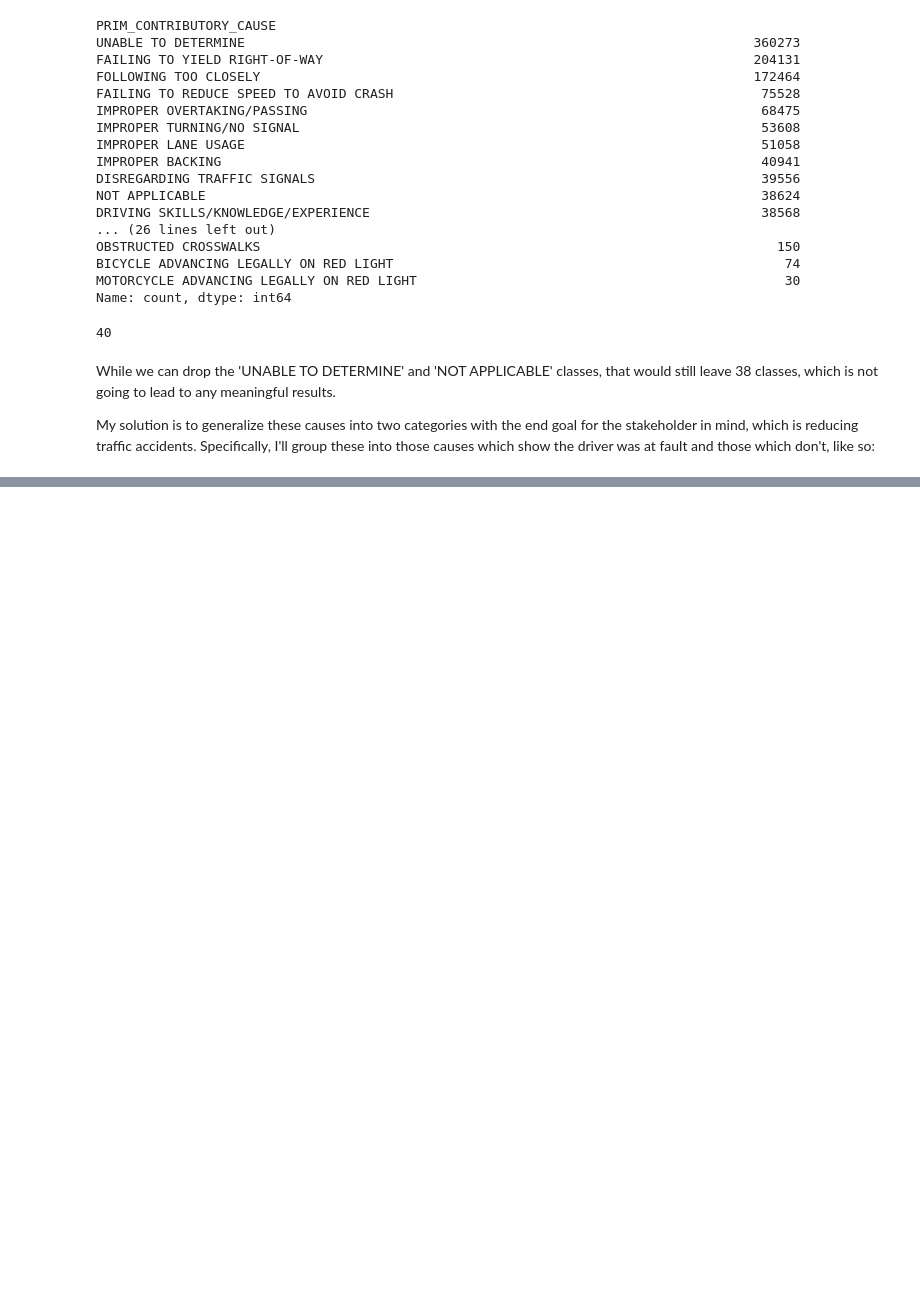
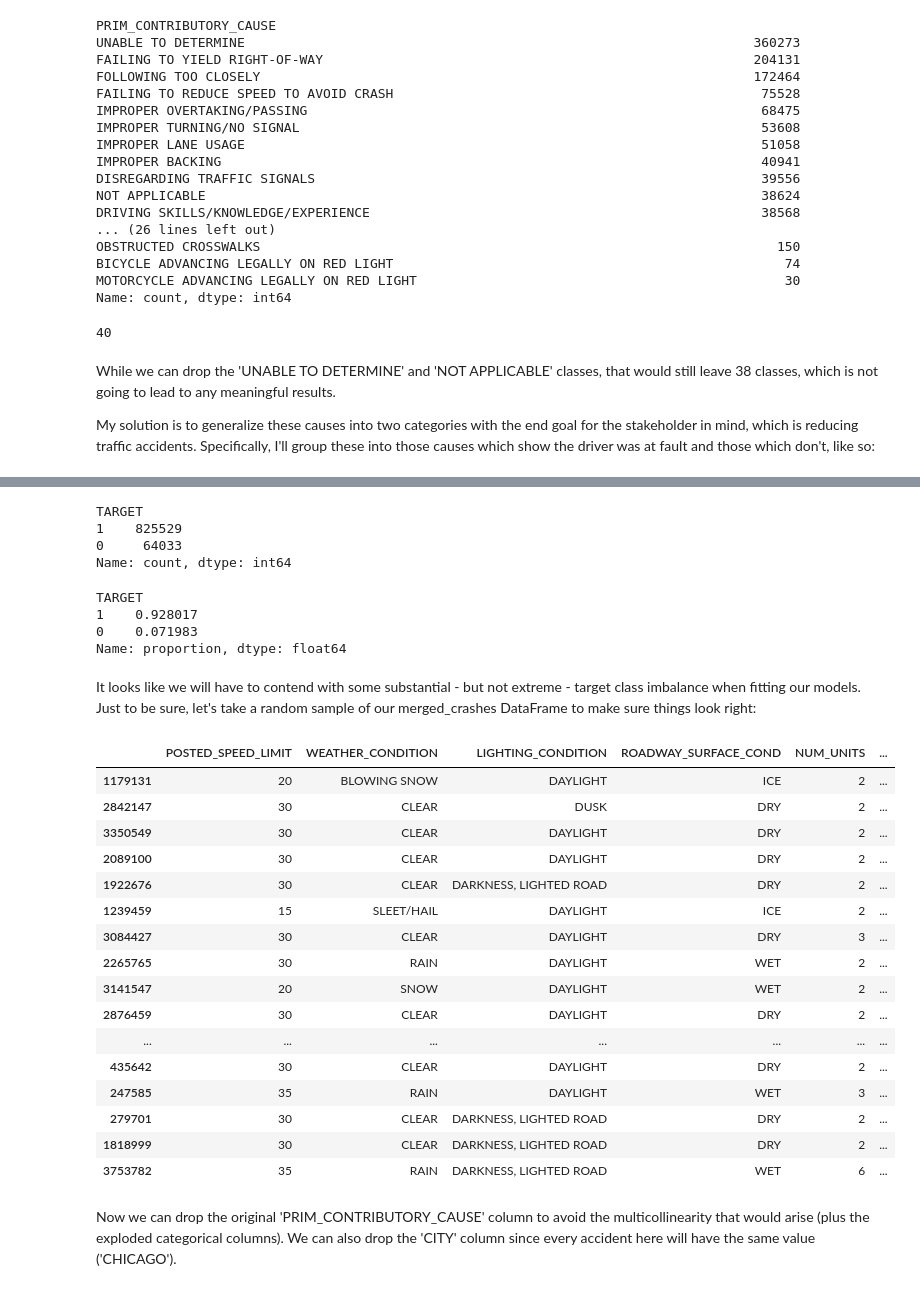
Before and after one commit to joeldmott/chicago_auto_accidents_project, a Jupyter notebook: Untitled.ipynb, the cells around one changed output, grey strips where cells are left out. Drawn from its saved outputs; the diff is of its cells as text; code cells hidden in the pictures; blank space fills up the shorter version.

```diff
--- a/Untitled.ipynb
+++ b/Untitled.ipynb
@@ -878,2 +876,2 @@ Name: count, dtype: int64
 # %%
-merged_crashes.info()
+merged_crashes.drop('CITY', axis=1, inplace=True)
@@ -1022,3 +1002,8 @@ len(merged_crashes['PRIM_CONTRIBUTORY_CAUSE'].value_counts())
 While we can drop the 'UNABLE TO DETERMINE' and 'NOT APPLICABLE' classes, that would still leave 38 classes, which is not going to lead to any meaningful results.
 
 My solution is to generalize these causes into two categories with the end goal for the stakeholder in mind, which is reducing traffic accidents. Specifically, I'll group these into those causes which show the driver was at fault and those which don't, like so:
+# %%
+#First, we'll drop the unhelpful classes
+unhelpful_strings = ['UNABLE TO DETERMINE', 'NOT APPLICABLE']
+merged_crashes = merged_crashes[~merged_crashes['PRIM_CONTRIBUTORY_CAUSE'].str.contains('|'.join(unhelpful_strings))]
+merged_crashes['PRIM_CONTRIBUTORY_CAUSE'].value_counts()
@@ -1024,0 +1028,12 @@ My solution is to generalize these causes into two categories with the end goal
+# %%
+driver_at_fault = ['FAILING TO YIELD RIGHT-OF-WAY', 'FOLLOWING TOO CLOSELY', 'FAILING TO REDUCE SPEED TO AVOID CRASH',
+                    'IMPROPER OVERTAKING/PASSING', 'IMPROPER TURNING/NO SIGNAL', 'IMPROPER LANE USAGE',
+                    'IMPROPER BACKING', 'DISREGARDING TRAFFIC SIGNALS', 'DRIVING SKILLS/KNOWLEDGE/EXPERIENCE',
+                    'DISREGARDING STOP SIGN', 'OPERATING VEHICLE IN ERRATIC, RECKLESS, CARELESS, NEGLIGENT OR AGGRESSIVE MANNER',
+                    'DISTRACTION - FROM INSIDE VEHICLE', 'UNDER THE INFLUENCE OF ALCOHOL/DRUGS (USE WHEN ARREST IS EFFECTED)',
+                    'DRIVING ON WRONG SIDE/WRONG WAY', 'DISREGARDING OTHER TRAFFIC SIGNS', 'EXCEEDING SAFE SPEED FOR CONDITIONS',
+                    'EXCEEDING AUTHORIZED SPEED LIMIT', 'CELL PHONE USE OTHER THAN TEXTING', 'DISREGARDING ROAD MARKINGS',
+                    'TURNING RIGHT ON RED', 'HAD BEEN DRINKING (USE WHEN ARREST IS NOT MADE)',
+                    'DISTRACTION - OTHER ELECTRONIC DEVICE (NAVIGATION DEVICE, DVD PLAYER, ETC.)', 'TEXTING', 'RELATED TO BUS STOP',
+                    'DISREGARDING YIELD SIGN', 'PASSING STOPPED SCHOOL BUS', 'BICYCLE ADVANCING LEGALLY ON RED LIGHT',
+                    'MOTORCYCLE ADVANCING LEGALLY ON RED LIGHT']
@@ -1025 +1045,41 @@ My solution is to generalize these causes into two categories with the end goal
+# %%
+#engineer new feature with condensed causes
+merged_crashes['TARGET'] = merged_crashes['PRIM_CONTRIBUTORY_CAUSE'].apply(lambda x: 1 if x in driver_at_fault else 0)
+merged_crashes['TARGET'].value_counts()
+# %% [output]
+TARGET
+1    825529
+0     64033
+Name: count, dtype: int64
+# %%
+merged_crashes['TARGET'].value_counts(normalize=True)
+# %% [output]
+TARGET
+1    0.928017
+0    0.071983
+Name: proportion, dtype: float64
+# %% [markdown]
+It looks like we will have to contend with some substantial - but not extreme - target class imbalance when fitting our models. Just to be sure, let's take a random sample of our merged_crashes DataFrame to make sure things look right:
+# %%
+merged_crashes.sample(n=50, random_state=210)
+# %% [output]
+|  | POSTED_SPEED_LIMIT | WEATHER_CONDITION | LIGHTING_CONDITION | ROADWAY_SURFACE_COND | NUM_UNITS | ... |
+| 1179131 | 20 | BLOWING SNOW | DAYLIGHT | ICE | 2 | ... |
+| 2842147 | 30 | CLEAR | DUSK | DRY | 2 | ... |
+| 3350549 | 30 | CLEAR | DAYLIGHT | DRY | 2 | ... |
+| 2089100 | 30 | CLEAR | DAYLIGHT | DRY | 2 | ... |
+| 1922676 | 30 | CLEAR | DARKNESS, LIGHTED ROAD | DRY | 2 | ... |
+| 1239459 | 15 | SLEET/HAIL | DAYLIGHT | ICE | 2 | ... |
+| 3084427 | 30 | CLEAR | DAYLIGHT | DRY | 3 | ... |
+| 2265765 | 30 | RAIN | DAYLIGHT | WET | 2 | ... |
+| 3141547 | 20 | SNOW | DAYLIGHT | WET | 2 | ... |
+| 2876459 | 30 | CLEAR | DAYLIGHT | DRY | 2 | ... |
+| ... | ... | ... | ... | ... | ... | ... |
+| 435642 | 30 | CLEAR | DAYLIGHT | DRY | 2 | ... |
+| 247585 | 35 | RAIN | DAYLIGHT | WET | 3 | ... |
+| 279701 | 30 | CLEAR | DARKNESS, LIGHTED ROAD | DRY | 2 | ... |
+| 1818999 | 30 | CLEAR | DARKNESS, LIGHTED ROAD | DRY | 2 | ... |
+| 3753782 | 35 | RAIN | DARKNESS, LIGHTED ROAD | WET | 6 | ... |
+# %% [markdown]
+Now we can drop the original 'PRIM_CONTRIBUTORY_CAUSE' column to avoid the multicollinearity that would arise (plus the exploded categorical columns). We can also drop the 'CITY' column since every accident here will have the same value ('CHICAGO').
 # %%
```
Also changed, not shown: parts of 11 cells of this notebook.
